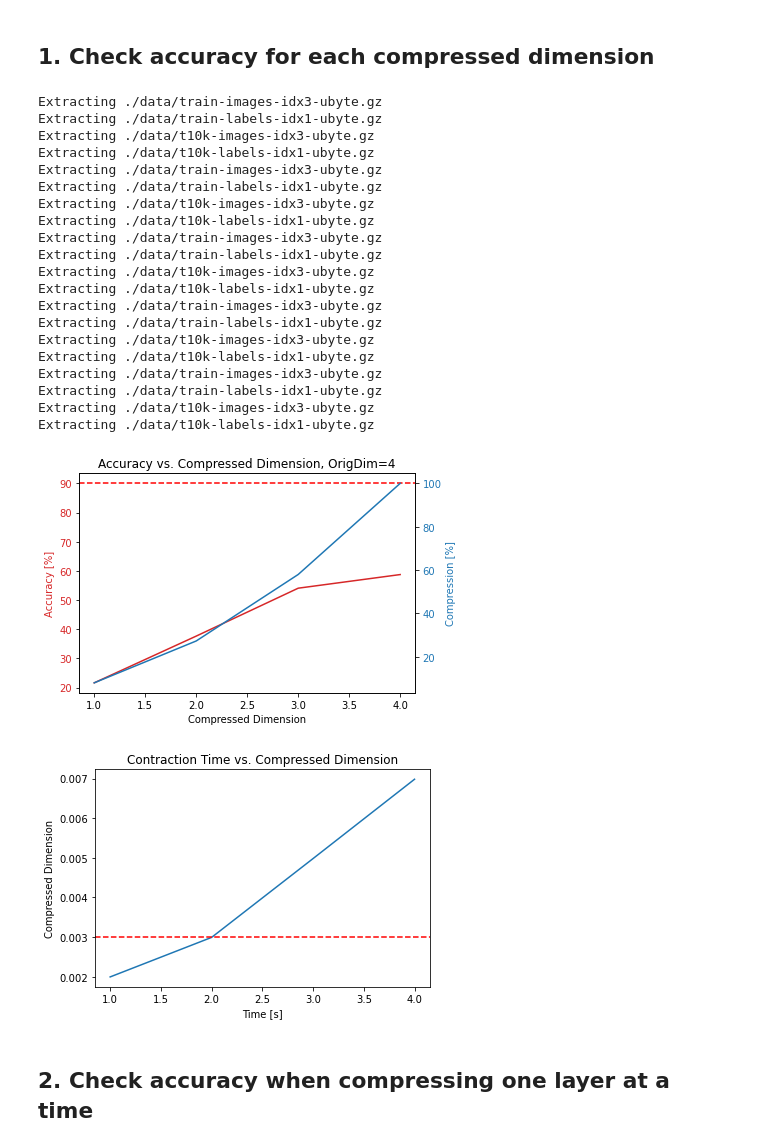
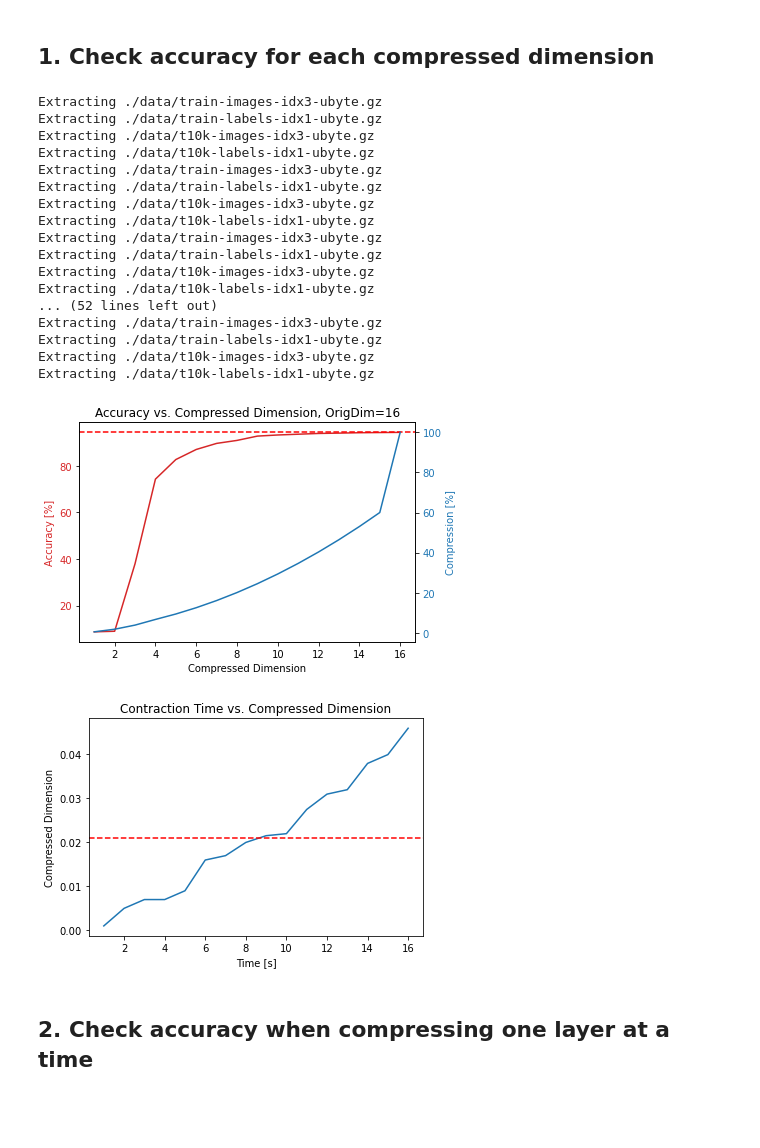
Before and after one commit to aaronleesander/DMRG-inspired-Algorithms-for-Neural-Network-Compression, a Jupyter notebook: DMRG/NN_Single_Model.ipynb, the cells around one changed output. Saved outputs shown, nothing was run; the diff lists cells and outputs as text; code cells hidden in the pictures; blank space fills up the shorter version.

```diff
--- a/DMRG/NN_Single_Model.ipynb
+++ b/DMRG/NN_Single_Model.ipynb
@@ -18,7 +10,7 @@ from neural_networks import *
 # %% [markdown]
 ## 1. Train
 # %%
-D = 4
+D = 16
 threshold = 90
 # %%
 # List of layer 1 weights (0-3), layer 1 bias (4), layer 2 weights (5-8), layer 2 bias (9)
@@ -110,30 +150,27 @@ Orig: 736
 # %% [markdown]
 ## 1. Check accuracy for each compressed dimension
 # %%
-test_overall_accuracy_FC2(compressed_MPS_0, compressed_MPS_1, sigma_0=[4,7,7,4], sigma_1=[4,4,4,4], sigma_2=[1,10,1,1], threshold=90)
+test_overall_accuracy_FC2(compressed_MPS_0, compressed_MPS_1, MPO_0, bias_0, MPO_1, bias_1, sigma_0=[4,7,7,4], sigma_1=[4,4,4,4], sigma_2=[1,10,1,1])
 # %% [output]
 Extracting ./data/train-images-idx3-ubyte.gz
 Extracting ./data/train-labels-idx1-ubyte.gz
 Extracting ./data/t10k-images-idx3-ubyte.gz
 Extracting ./data/t10k-labels-idx1-ubyte.gz
 Extracting ./data/train-images-idx3-ubyte.gz
 Extracting ./data/train-labels-idx1-ubyte.gz
 Extracting ./data/t10k-images-idx3-ubyte.gz
 Extracting ./data/t10k-labels-idx1-ubyte.gz
 Extracting ./data/train-images-idx3-ubyte.gz
 Extracting ./data/train-labels-idx1-ubyte.gz
 Extracting ./data/t10k-images-idx3-ubyte.gz
 Extracting ./data/t10k-labels-idx1-ubyte.gz
+... (52 lines left out)
 Extracting ./data/train-images-idx3-ubyte.gz
 Extracting ./data/train-labels-idx1-ubyte.gz
 Extracting ./data/t10k-images-idx3-ubyte.gz
 Extracting ./data/t10k-labels-idx1-ubyte.gz
-Extracting ./data/train-images-idx3-ubyte.gz
-Extracting ./data/train-labels-idx1-ubyte.gz
-Extracting ./data/t10k-images-idx3-ubyte.gz
-Extracting ./data/t10k-labels-idx1-ubyte.gz
-[figure, old version]
+[figure, new version]
-[figure, old version]
+[figure, new version]
 # %% [markdown]
 ## 2. Check accuracy when compressing one layer at a time
 # %%
```
Also changed, not shown: parts of 39 cells of this notebook, 4 other files.
